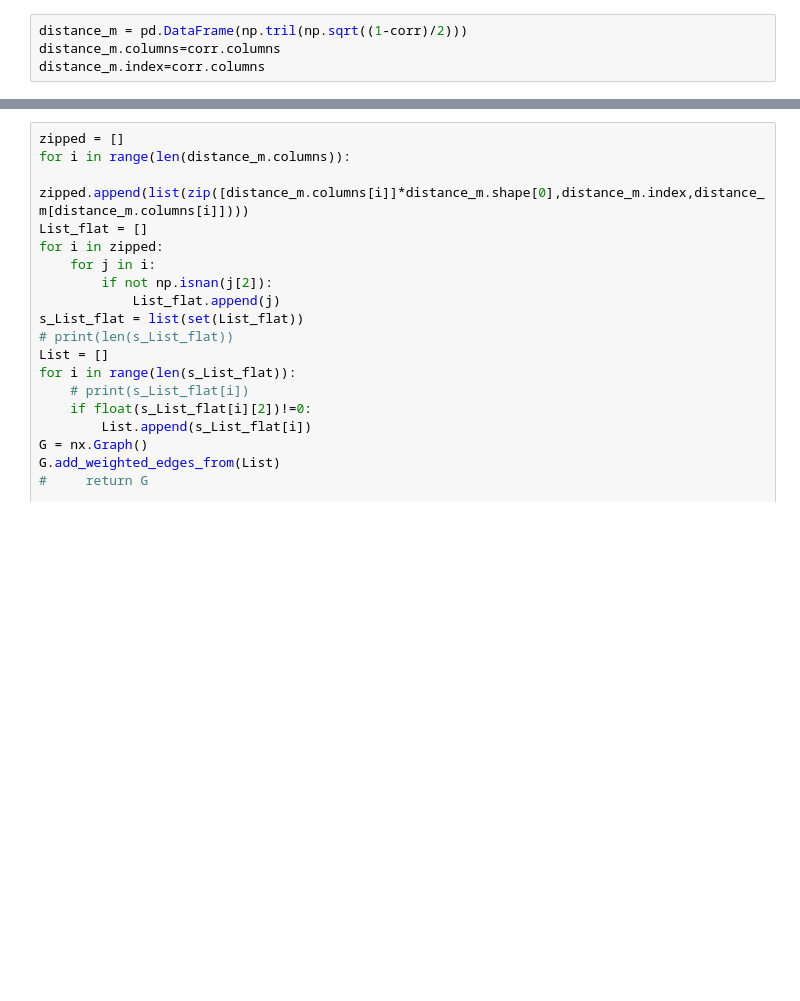
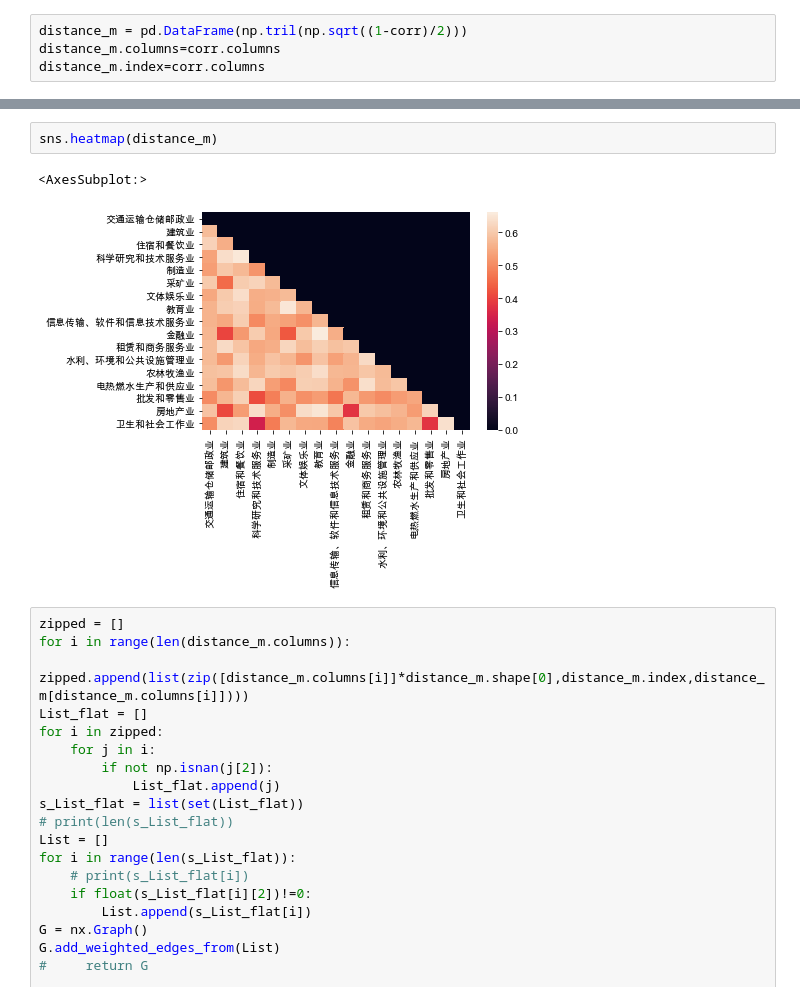
Before and after one commit to Chang-Tong/System-Risk-by-Network-View, a Jupyter notebook: CSRC INDUSTRIES/一级市场PMFG.ipynb, the cells around one changed output, grey strips where cells are left out. Saved outputs shown, nothing was run; the diff lists cells and outputs as text; blank space fills up the shorter version.

```diff
--- a/CSRC INDUSTRIES/一级市场PMFG.ipynb
+++ b/CSRC INDUSTRIES/一级市场PMFG.ipynb
@@ -58,3 +20,8 @@ distance_m
+# %%
+sns.heatmap(distance_m)
+# %% [output]
+<AxesSubplot:>
+[figure, added]
 # %%
 zipped = []
 for i in range(len(distance_m.columns)):
```
Also changed, not shown: parts of 8 cells of this notebook, 2 other files.
